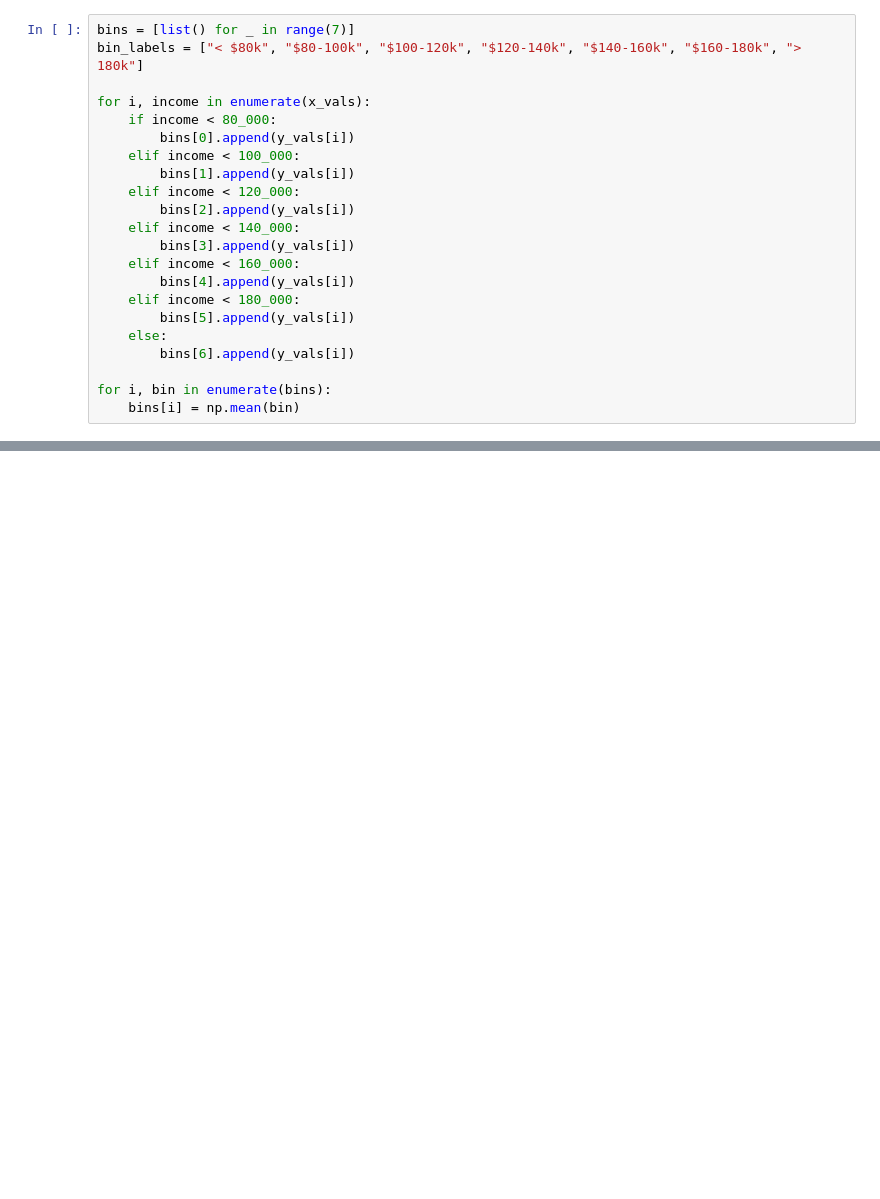
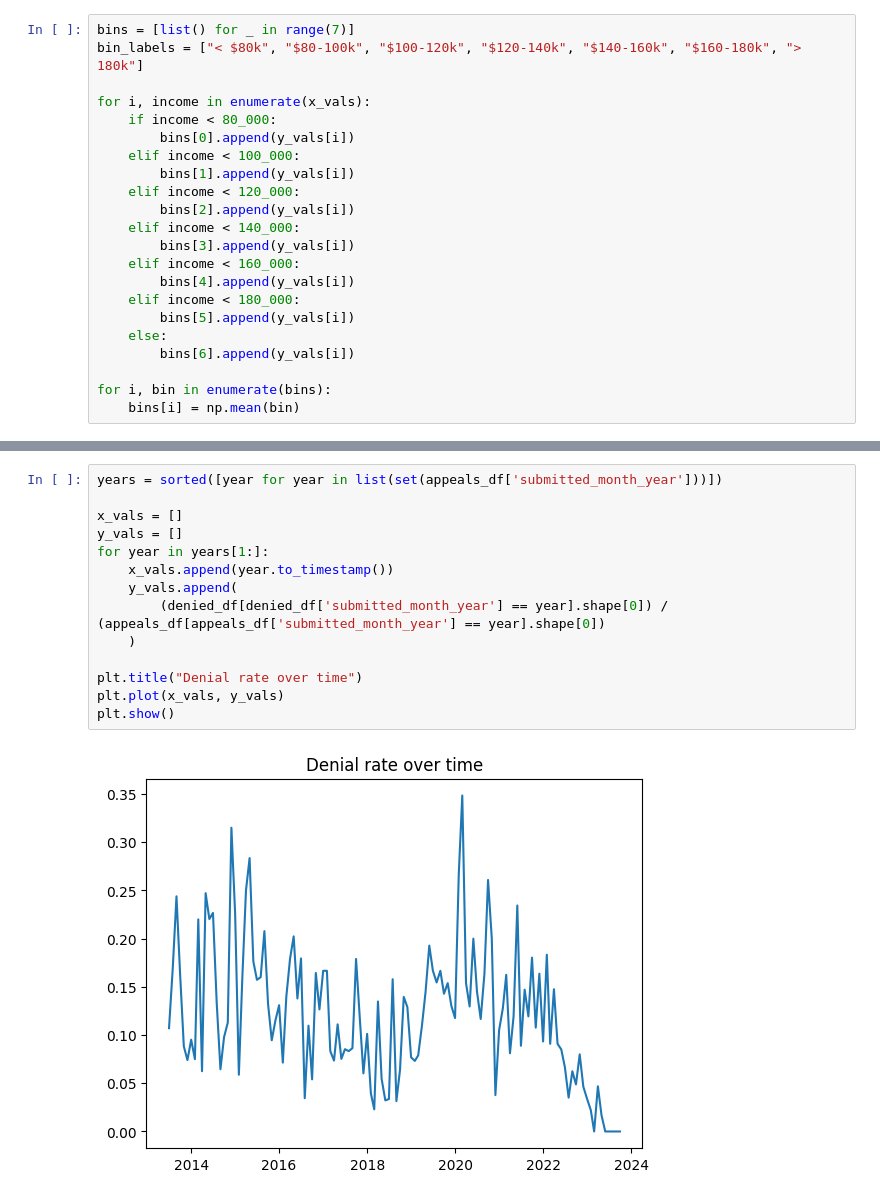
Before and after one commit to BU-Spark/ds-boston-permitting, a Jupyter notebook: fa23-team-f/workbooks/timevdo_workbook.ipynb, the cells around one changed output, grey strips where cells are left out. Saved outputs shown, nothing was run; the diff lists cells and outputs as text; blank space fills up the shorter version.

```diff
--- a/fa23-team-f/workbooks/timevdo_workbook.ipynb
+++ b/fa23-team-f/workbooks/timevdo_workbook.ipynb
@@ -168,0 +201,16 @@ np.mean(y_vals)
+# %%
+years = sorted([year for year in list(set(appeals_df['submitted_month_year']))])
+
+x_vals = []
+y_vals = []
+for year in years[1:]:
+    x_vals.append(year.to_timestamp())
+    y_vals.append(
+        (denied_df[denied_df['submitted_month_year'] == year].shape[0]) / (appeals_df[appeals_df['submitted_month_year'] == year].shape[0])
+    )
+
+plt.title("Denial rate over time")
+plt.plot(x_vals, y_vals)
+plt.show()
+# %% [output]
+[figure, added]
```
Also changed, not shown: parts of 11 cells of this notebook.
